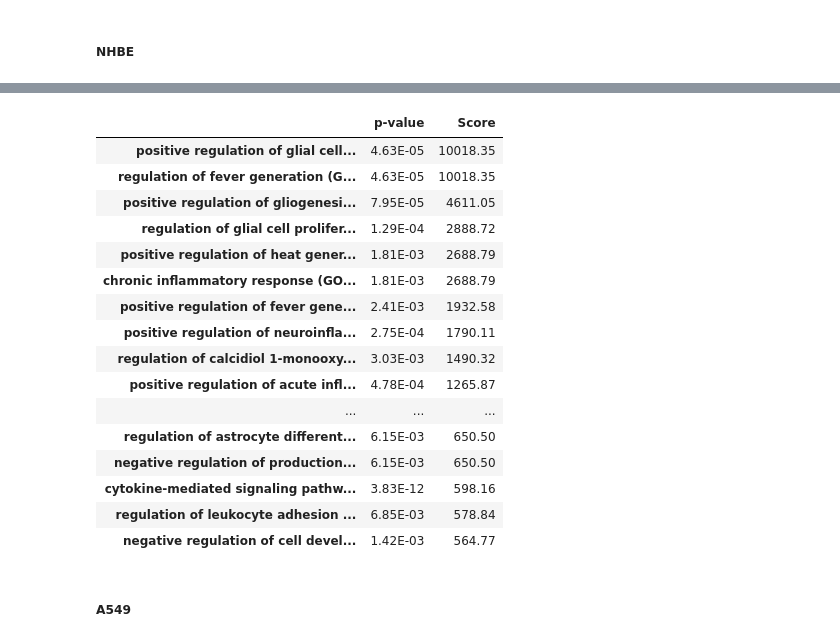
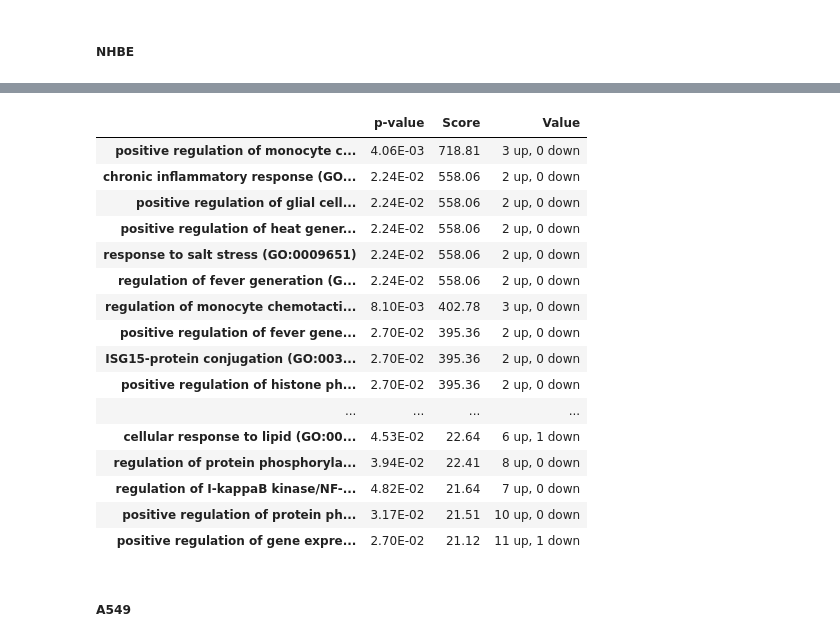
Before and after one commit to PRodrigues98/Analysis-of-regulatory-response-to-SARS-CoV-2-infection, a Jupyter notebook: Classification/RandomForests.ipynb, the cells around one changed output, grey strips where cells are left out. Cells and saved outputs as stored; diff of their text form; code cells hidden in the pictures.

```diff
--- a/Classification/RandomForests.ipynb
+++ b/Classification/RandomForests.ipynb
@@ -115,7 +625,4 @@ filtered_data_NHBE
 # %%
-filtered_data.drop(['p-value'], axis = 1, inplace = True)
-nhbe_clf = RandomForestClassifier().fit(filtered_data_NHBE.T, labels)
-
-nhbe_features = [x[1] for x in list(sorted(zip(nhbe_clf.feature_importances_, filtered_data_NHBE.columns), reverse = True))]
-results_nhbe = ea.getEnrichment(nhbe_features[:50], 'GO_Biological_Process_2021')['GO_Biological_Process_2021']
+selected_genes_nhbe = [x[1] for x in list(sorted(zip(nhbe_clf.feature_importances_, filtered_data_NHBE.T.columns), reverse = True)) if x[0] > 0]
+selected_genes_nhbe
 # %% [output]
@@ -122,0 +822,3 @@ ValueError: Found input variables with inconsistent numbers of samples: [11, 10]
+# %%
+results_nhbe = ea.getEnrichment(selected_genes_nhbe, 'GO_Biological_Process_2021')['GO_Biological_Process_2021']
+results_nhbe
@@ -124,7 +845,7 @@ ValueError: Found input variables with inconsistent numbers of samples: [11, 10]
 import json
 
 with open('results_RandomForest_NHBE.json', 'w') as file:
-     file.write(json.dumps(results_nhbe)) # use `json.loads` to do the reverse
+     #file.write(json.dumps(results_nhbe)) # use `json.loads` to do the reverse
 # %%
 import json
 
@@ -142,29 +854,57 @@ enrichment_nhbe_dataset = pd.DataFrame(dataset, index = index_nhbe)
+# %%
+dataset = {'p-value': [], 'Score': [], 'Value': []}
+index_nhbe = []
+
+cols_nhbe_healthy = dt.get_columns('NHBE', 'healthy')
+cols_nhbe_cov2 = dt.get_columns('NHBE', 'sars-cov2')
+
+data_nhbe = dt.get_data('NHBE', 'healthy', 'sars-cov2')
+
+for term in results_nhbe:
+    index_nhbe += [term[1]]
+    dataset['p-value'] += [term[6]]
+    dataset['Score'] += [term[4]]
+
+    genes = term[5]
+    avg_sub = np.mean(data_nhbe.loc[genes, cols_nhbe_healthy].values, axis = 1) - np.mean(data_nhbe.loc[genes, cols_nhbe_cov2].values, axis = 1)
+
+    downs = 0
+    ups = 0
+
+    for e in avg_sub:
+        if e > 0:
+            downs += 1
+        elif e < 0:
+            ups += 1
+
+    dataset['Value'] += ['%d up, %d down' % (ups, downs)]
+enrichment_nhbe_dataset = pd.DataFrame(dataset, index = index_nhbe)
 # %%
 pd.set_option("display.max_rows", None)
-selection = enrichment_nhbe_dataset[enrichment_nhbe_dataset['p-value'] < 0.01].sort_values('Score', ascending = False).head(25)
+selection = enrichment_nhbe_dataset[enrichment_nhbe_dataset['p-value'] < 0.05].sort_values('Score', ascending = False)#.head(25)[['p-value', 'Score']]
 
 selection['p-value'] = selection['p-value'].map(lambda x: '%.2E' % x)
 selection['Score'] = selection['Score'].map(lambda x: '%.2f' % x)
 
-selection.to_csv('NHBE_RandomForest_table.csv')
+#selection.to_csv('NHBE_RandomForest_table.csv')
 selection
 # %% [output]
-|  | p-value | Score |
-| positive regulation of glial cell... | 4.63E-05 | 10018.35 |
-| regulation of fever generation (G... | 4.63E-05 | 10018.35 |
-| positive regulation of gliogenesi... | 7.95E-05 | 4611.05 |
-| regulation of glial cell prolifer... | 1.29E-04 | 2888.72 |
-| positive regulation of heat gener... | 1.81E-03 | 2688.79 |
-| chronic inflammatory response (GO... | 1.81E-03 | 2688.79 |
-| positive regulation of fever gene... | 2.41E-03 | 1932.58 |
-| positive regulation of neuroinfla... | 2.75E-04 | 1790.11 |
-| regulation of calcidiol 1-monooxy... | 3.03E-03 | 1490.32 |
-| positive regulation of acute infl... | 4.78E-04 | 1265.87 |
-| ... | ... | ... |
-| regulation of astrocyte different... | 6.15E-03 | 650.50 |
-| negative regulation of production... | 6.15E-03 | 650.50 |
-| cytokine-mediated signaling pathw... | 3.83E-12 | 598.16 |
-| regulation of leukocyte adhesion ... | 6.85E-03 | 578.84 |
-| negative regulation of cell devel... | 1.42E-03 | 564.77 |
+|  | p-value | Score | Value |
+| positive regulation of monocyte c... | 4.06E-03 | 718.81 | 3 up, 0 down |
+| chronic inflammatory response (GO... | 2.24E-02 | 558.06 | 2 up, 0 down |
+| positive regulation of glial cell... | 2.24E-02 | 558.06 | 2 up, 0 down |
+| positive regulation of heat gener... | 2.24E-02 | 558.06 | 2 up, 0 down |
+| response to salt stress (GO:0009651) | 2.24E-02 | 558.06 | 2 up, 0 down |
+| regulation of fever generation (G... | 2.24E-02 | 558.06 | 2 up, 0 down |
+| regulation of monocyte chemotacti... | 8.10E-03 | 402.78 | 3 up, 0 down |
+| positive regulation of fever gene... | 2.70E-02 | 395.36 | 2 up, 0 down |
+| ISG15-protein conjugation (GO:003... | 2.70E-02 | 395.36 | 2 up, 0 down |
+| positive regulation of histone ph... | 2.70E-02 | 395.36 | 2 up, 0 down |
+| ... | ... | ... | ... |
+| cellular response to lipid (GO:00... | 4.53E-02 | 22.64 | 6 up, 1 down |
+| regulation of protein phosphoryla... | 3.94E-02 | 22.41 | 8 up, 0 down |
+| regulation of I-kappaB kinase/NF-... | 4.82E-02 | 21.64 | 7 up, 0 down |
+| positive regulation of protein ph... | 3.17E-02 | 21.51 | 10 up, 0 down |
+| positive regulation of gene expre... | 2.70E-02 | 21.12 | 11 up, 1 down |
 # %% [markdown]
 ##### A549
```
Also changed, not shown: parts of 42 cells of this notebook, 49 other files.
